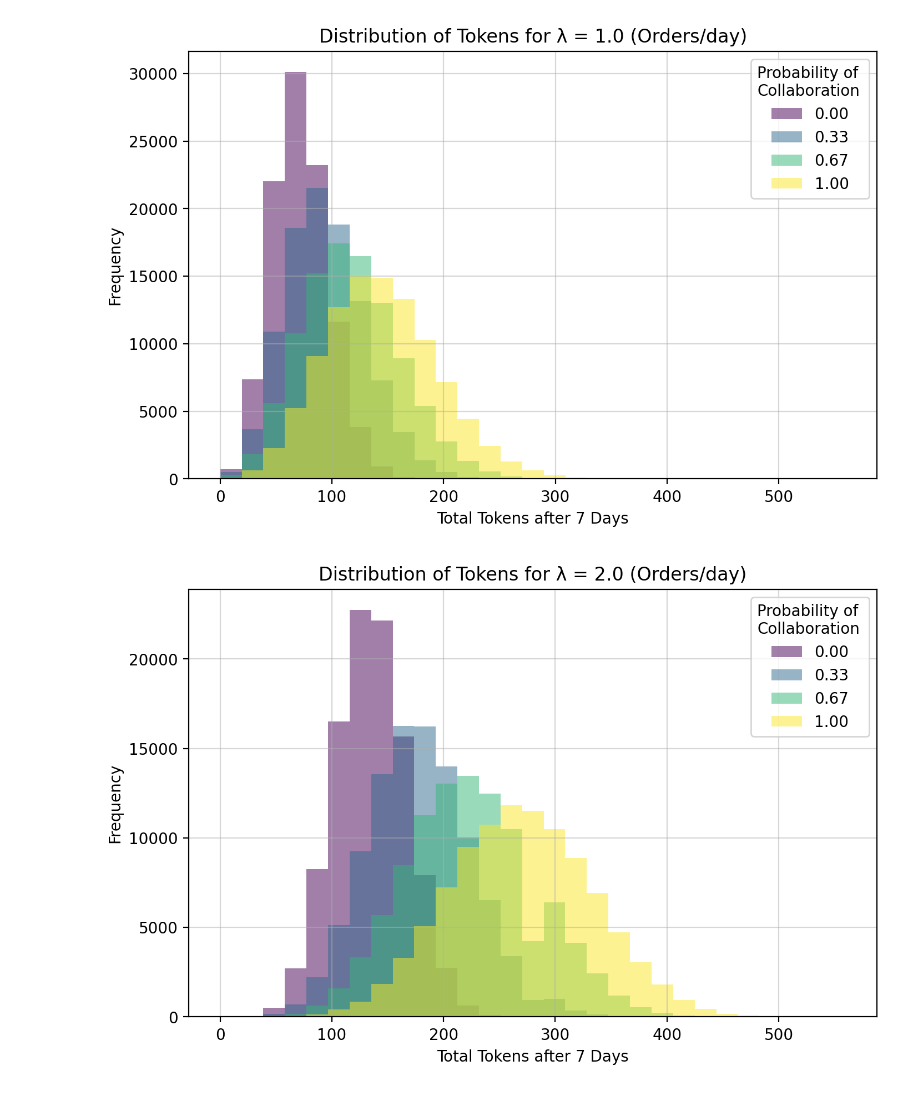
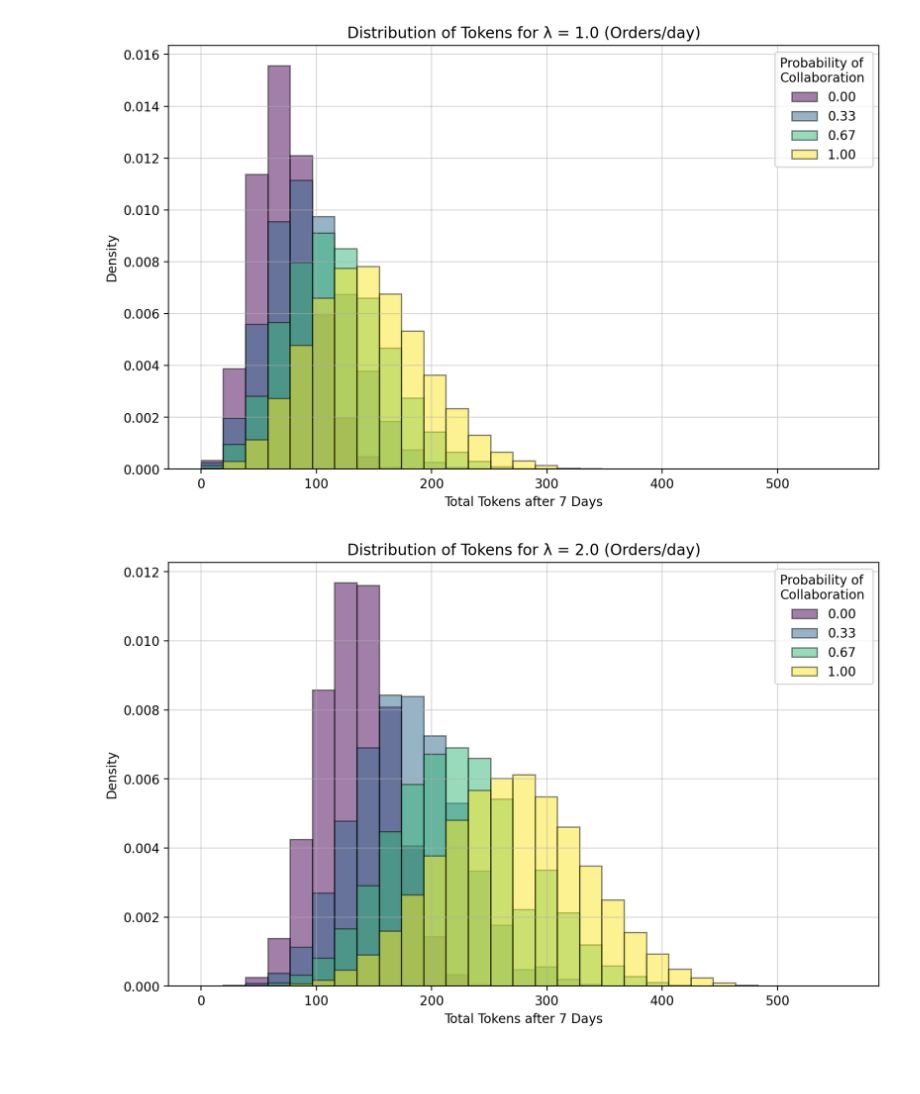
Before and after one commit to collinlewin/WoW_Rewards_Project, a Jupyter notebook: crafting_orders.ipynb, the cells around one changed output. Drawn from its saved outputs; the diff is of its cells as text; code cells hidden in the pictures; blank space fills up the shorter version.

Commit message:
finished crafting_orders, figures

```diff
--- a/crafting_orders.ipynb
+++ b/crafting_orders.ipynb
@@ -64,45 +115,67 @@ def monte_carlo_simulation(n_simulations, days, lambda_value, collaborative_prob
 # %%
-import numpy as np
-import matplotlib.pyplot as plt
-from matplotlib.cm import viridis
+### DID NOT END UP USING IN FINAL REPORT
 
 # Parameters
 days = 7
 lambda_values = [1.0, 2.0, 3.0, 4.0]  # Example lambda values
-collaborative_probs = np.linspace(0, 1, 4)  # Range from 0 to 1 (inclusive) with 0.25 increments
+collaborative_probs = np.linspace(0, 1, 4)
 collaborative_bonus = 2.0
 tokens_per_order = 10
-n_simulations = 100000  # Number of simulations for Monte Carlo
+n_simulations = 100000  # Number of simulations
+
+def monte_carlo_simulation(n_simulations, days, lambda_value, collaborative_prob, collaborative_bonus, tokens_per_order):
+    np.random.seed(42)
+    total_tokens = np.zeros(n_simulations)
+
+    for i in range(n_simulations):
+        daily_tokens = 0
+        tokens_per_collaborative_order = tokens_per_order * collaborative_bonus
+
+        for day in range(days):
+            total_orders = np.random.poisson(lambda_value)
+            total_orders = min(total_orders, 4)  # Cap the number of orders at 4
+
+            collaborative_projects = np.random.binomial(total_orders, collaborative_prob)
+            regular_orders = total_orders - collaborative_projects
+
+            daily_tokens += (regular_orders * tokens_per_order) + (collaborative_projects * tokens_per_collaborative_order)
+
+        total_tokens[i] = daily_tokens
+
+    return total_tokens
 
 # Run Monte Carlo simulations and find min and max total tokens
 all_results = []
 for lambda_value in lambda_values:
     for collaborative_prob in collaborative_probs:
         results = monte_carlo_simulation(n_simulations, days, lambda_value, collaborative_prob, collaborative_bonus, tokens_per_order)
         all_results.extend(results)
 
 # Define common bins based on min and max total tokens
 min_total_tokens = min(all_results)
 max_total_tokens = max(all_results)
 bins = np.linspace(min_total_tokens, max_total_tokens, 30)
 
 # Get the colors from the Viridis colormap
 colors = [viridis(i) for i in np.linspace(0, 1, len(collaborative_probs))]
 
-# Run Monte Carlo simulations and plot histograms with common bins
+# Run Monte Carlo simulations and plot histograms with common bins and smooth curves
 for lambda_value in lambda_values:
-    plt.figure(figsize=(8, 5))
+    plt.figure(figsize=(10, 6))
     for i, collaborative_prob in enumerate(collaborative_probs):
         results = monte_carlo_simulation(n_simulations, days, lambda_value, collaborative_prob, collaborative_bonus, tokens_per_order)
 
-        plt.hist(results, bins=bins, alpha=0.5, label=f'{collaborative_prob:.2f}', color=colors[i])
+        counts, bin_edges = np.histogram(results, bins=bins, density=True)
+        bin_centers = 0.5 * (bin_edges[1:] + bin_edges[:-1])
+
+        plt.hist(results, bins=bins, alpha=0.5, label=f'{collaborative_prob:.2f}', color=colors[i], edgecolor='black', density=True)
 
     plt.xlabel(f'Total Tokens after {days} Days')
-    plt.ylabel('Frequency')
+    plt.ylabel('Density')
     plt.title(f'Distribution of Tokens for λ = {lambda_value} (Orders/day)')
     plt.legend(title="Probability of \nCollaboration")
     plt.grid(True, alpha=0.5)
     plt.show()
 # %% [output]
-[figure, old version]
+[figure, new version]
-[figure, old version]
+[figure, new version]
```
Also changed, not shown: parts of 8 cells of this notebook, 3 other files.
